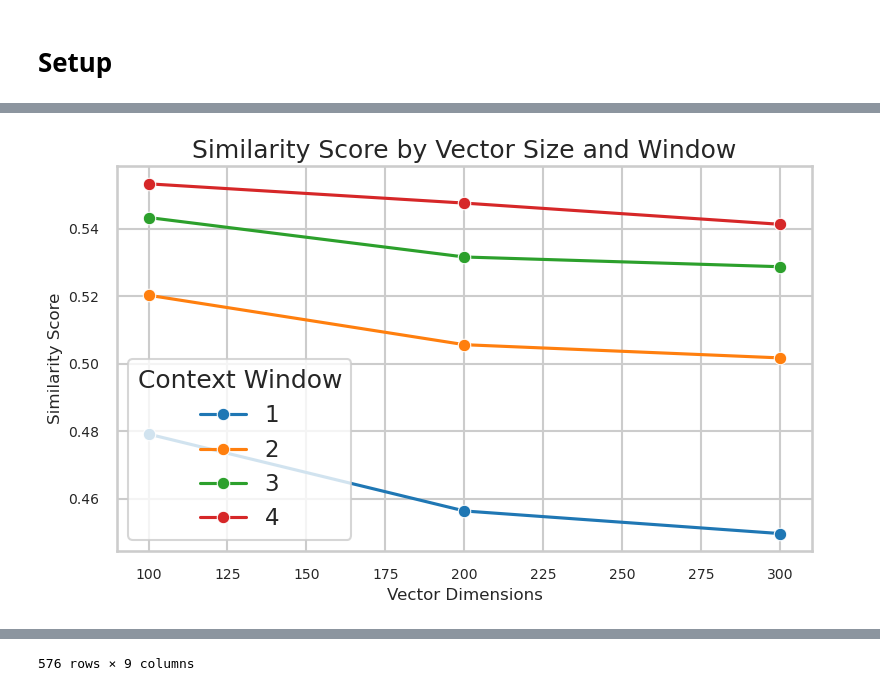
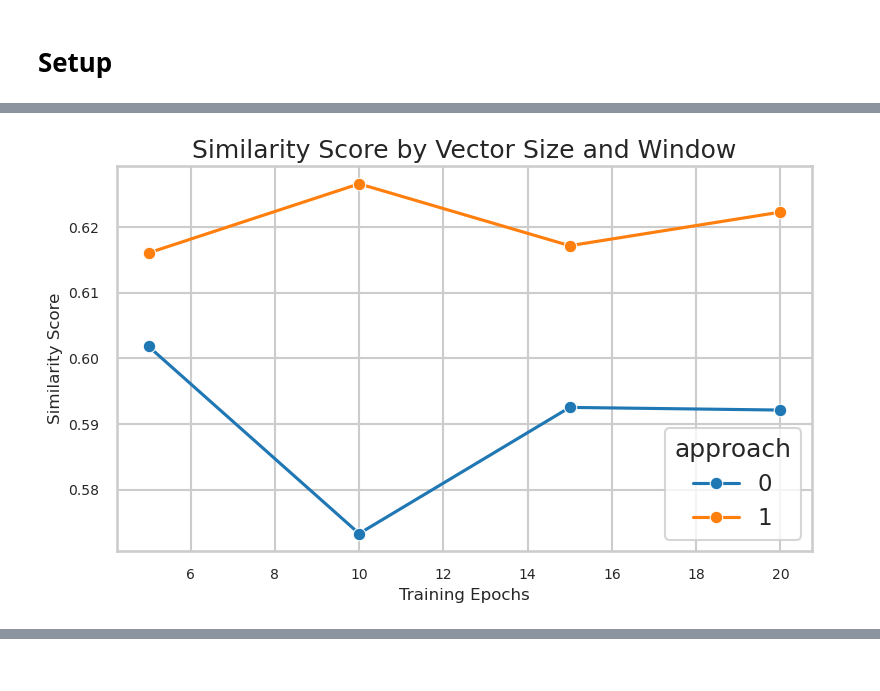
Before and after one commit to eric-d-knowles/ngram-prep, a Jupyter notebook: notebooks/training_workflow.ipynb, the cells around one changed output, grey strips where cells are left out. Cells and saved outputs as stored; diff of their text form; code cells hidden in the pictures.

```diff
--- a/notebooks/training_workflow.ipynb
+++ b/notebooks/training_workflow.ipynb
@@ -63,13 +93,13 @@ evaluate_models(
 # %%
-eval_file = '/scratch/edk202/NLP_models/Google_Books/20200217/eng/5gram_files/evaluation_results_test.csv'
+eval_file = '/vast/edk202/NLP_models/Google_Books/20200217/eng/5gram_files/evaluation_results_test.csv'
 
 plot_evaluation_results(
     csv_file=eval_file,
     metric='similarity_score',
-    x_vars=['vector_size', 'window'],
+    x_vars=['epochs', 'approach'],
     plot_type='line',
     plot_title='Similarity Score by Vector Size and Window'
 )
 # %% [output]
-[figure, old version]
+[figure, new version]
 |  | model | year | weight_by | vector_size | window | min_count | approach | epochs | similarity_score |
@@ -87,2 +114 @@ plot_evaluation_results(
-576 rows × 9 columns
 # %%
```
Also changed, not shown: parts of 7 cells of this notebook, 16 other files.
